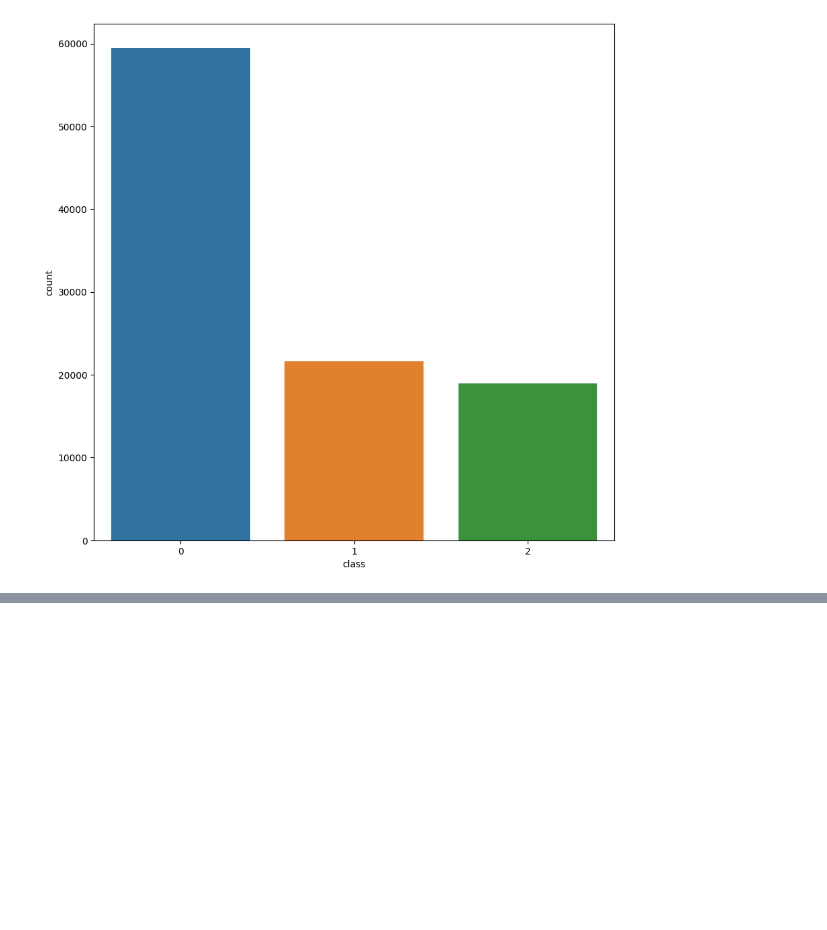
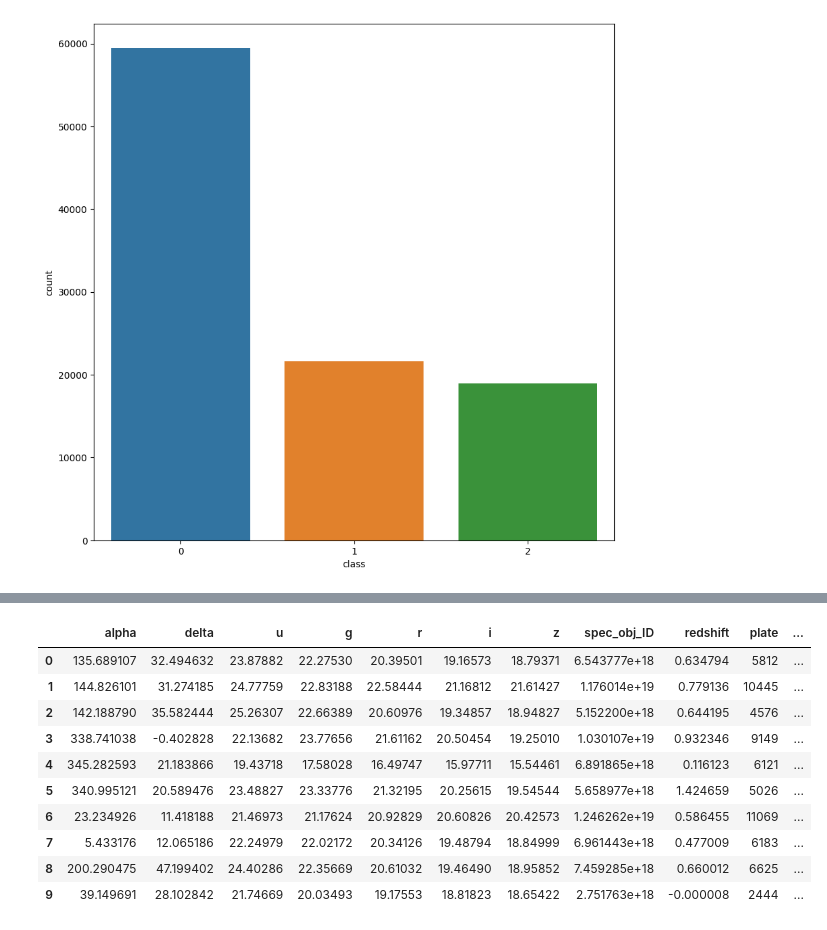
Before and after one commit to ahmedidrissi/stellar-classification, a Jupyter notebook: data_processing.ipynb, the cells around one changed output, grey strips where cells are left out. Saved outputs shown, nothing was run; the diff lists cells and outputs as text; code cells hidden in the pictures; blank space fills up the shorter version.

```diff
--- a/data_processing.ipynb
+++ b/data_processing.ipynb
@@ -187,2 +200,18 @@ sns.countplot(x=df['class']) # plot Type column
+# %%
+df = pd.concat([X, y], axis = 1)
+# %%
+df.head(10)
+# %% [output]
+|  | alpha | delta | u | g | r | i | z | spec_obj_ID | redshift | plate | ... |
+| 0 | 135.689107 | 32.494632 | 23.87882 | 22.27530 | 20.39501 | 19.16573 | 18.79371 | 6.543777e+18 | 0.634794 | 5812 | ... |
+| 1 | 144.826101 | 31.274185 | 24.77759 | 22.83188 | 22.58444 | 21.16812 | 21.61427 | 1.176014e+19 | 0.779136 | 10445 | ... |
+| 2 | 142.188790 | 35.582444 | 25.26307 | 22.66389 | 20.60976 | 19.34857 | 18.94827 | 5.152200e+18 | 0.644195 | 4576 | ... |
+| 3 | 338.741038 | -0.402828 | 22.13682 | 23.77656 | 21.61162 | 20.50454 | 19.25010 | 1.030107e+19 | 0.932346 | 9149 | ... |
+| 4 | 345.282593 | 21.183866 | 19.43718 | 17.58028 | 16.49747 | 15.97711 | 15.54461 | 6.891865e+18 | 0.116123 | 6121 | ... |
+| 5 | 340.995121 | 20.589476 | 23.48827 | 23.33776 | 21.32195 | 20.25615 | 19.54544 | 5.658977e+18 | 1.424659 | 5026 | ... |
+| 6 | 23.234926 | 11.418188 | 21.46973 | 21.17624 | 20.92829 | 20.60826 | 20.42573 | 1.246262e+19 | 0.586455 | 11069 | ... |
+| 7 | 5.433176 | 12.065186 | 22.24979 | 22.02172 | 20.34126 | 19.48794 | 18.84999 | 6.961443e+18 | 0.477009 | 6183 | ... |
+| 8 | 200.290475 | 47.199402 | 24.40286 | 22.35669 | 20.61032 | 19.46490 | 18.95852 | 7.459285e+18 | 0.660012 | 6625 | ... |
+| 9 | 39.149691 | 28.102842 | 21.74669 | 20.03493 | 19.17553 | 18.81823 | 18.65422 | 2.751763e+18 | -0.000008 | 2444 | ... |
 # %%
 df.to_csv("dataset/final_dataset.csv", encoding='utf-8')
```
Also changed, not shown: parts of 4 cells of this notebook.
